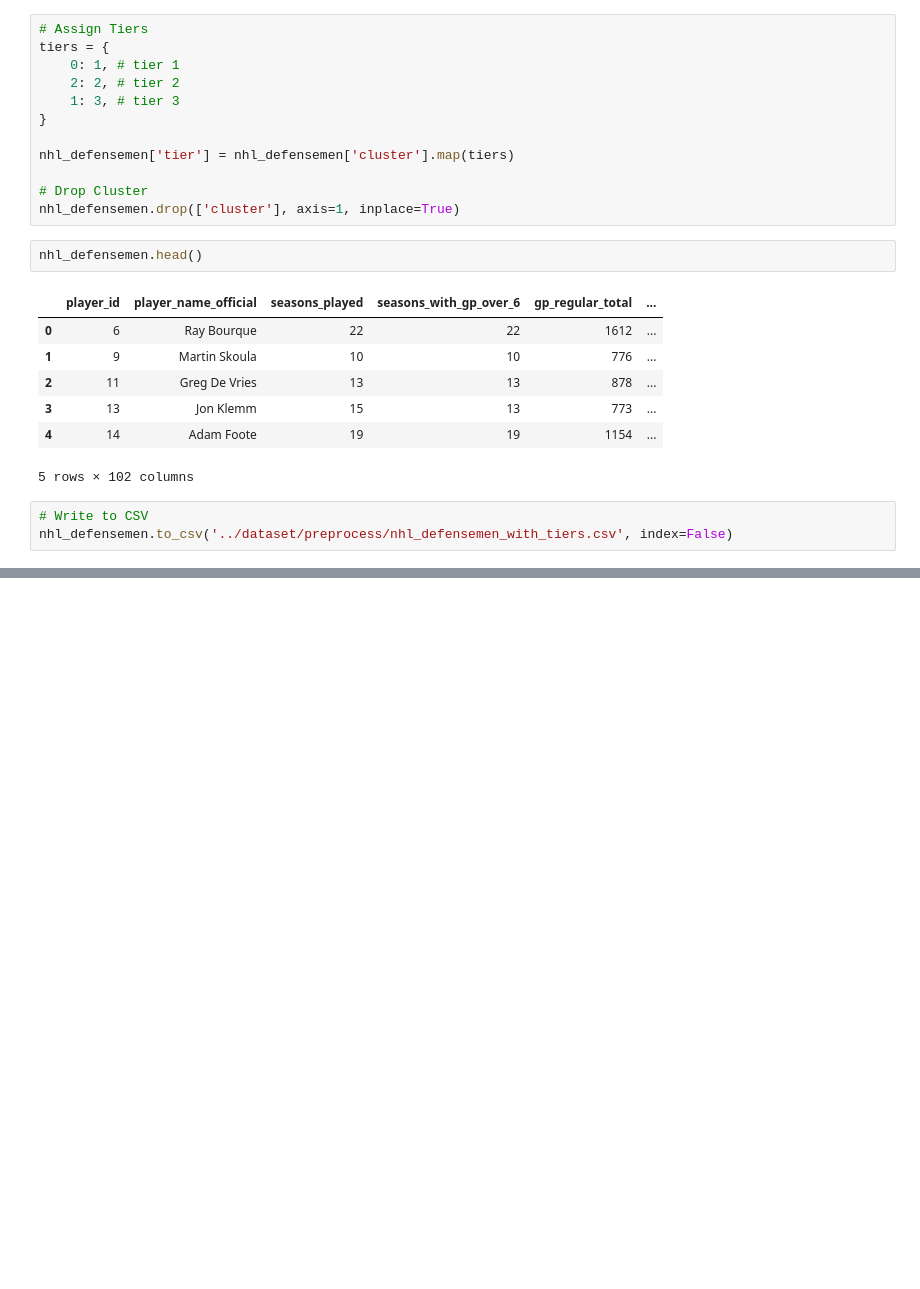
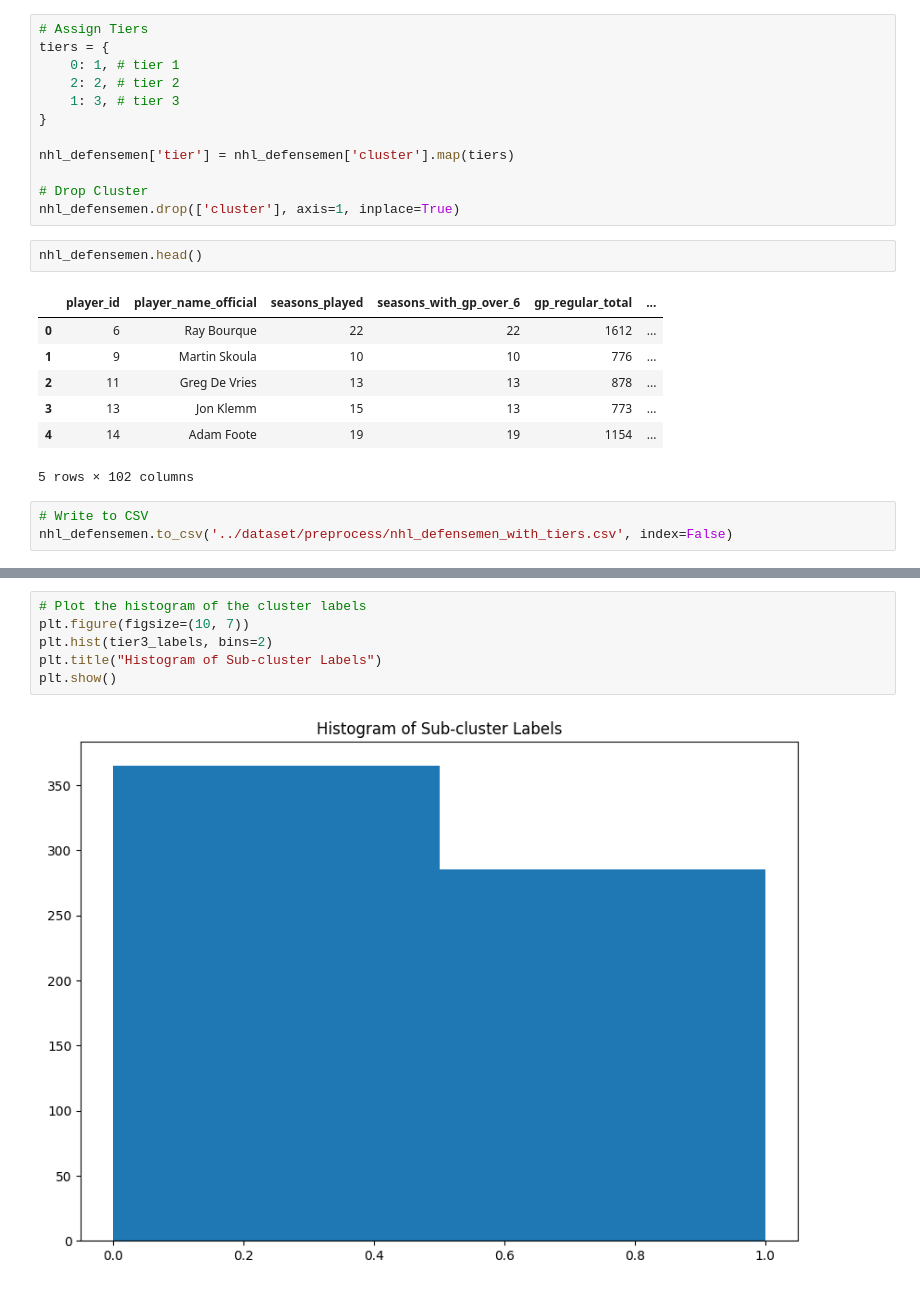
Before and after one commit to shigenogoro/NHL-Prospect-Predictor, a Jupyter notebook: tier_classifier/nhl_defensemen_clustering.ipynb, the cells around one changed output, grey strips where cells are left out. Saved outputs shown, nothing was run; the diff lists cells and outputs as text; blank space fills up the shorter version.

```diff
--- a/tier_classifier/nhl_player_clustering.ipynb
+++ b/tier_classifier/nhl_defensemen_clustering.ipynb
@@ -374,0 +408,8 @@ nhl_defensemen.to_csv('../dataset/preprocess/nhl_defensemen_with_tiers.csv', ind
+# %%
+# Plot the histogram of the cluster labels
+plt.figure(figsize=(10, 7))
+plt.hist(tier3_labels, bins=2)
+plt.title("Histogram of Sub-cluster Labels")
+plt.show()
+# %% [output]
+[figure, added]
```
Also changed, not shown: parts of 9 cells of this notebook.
